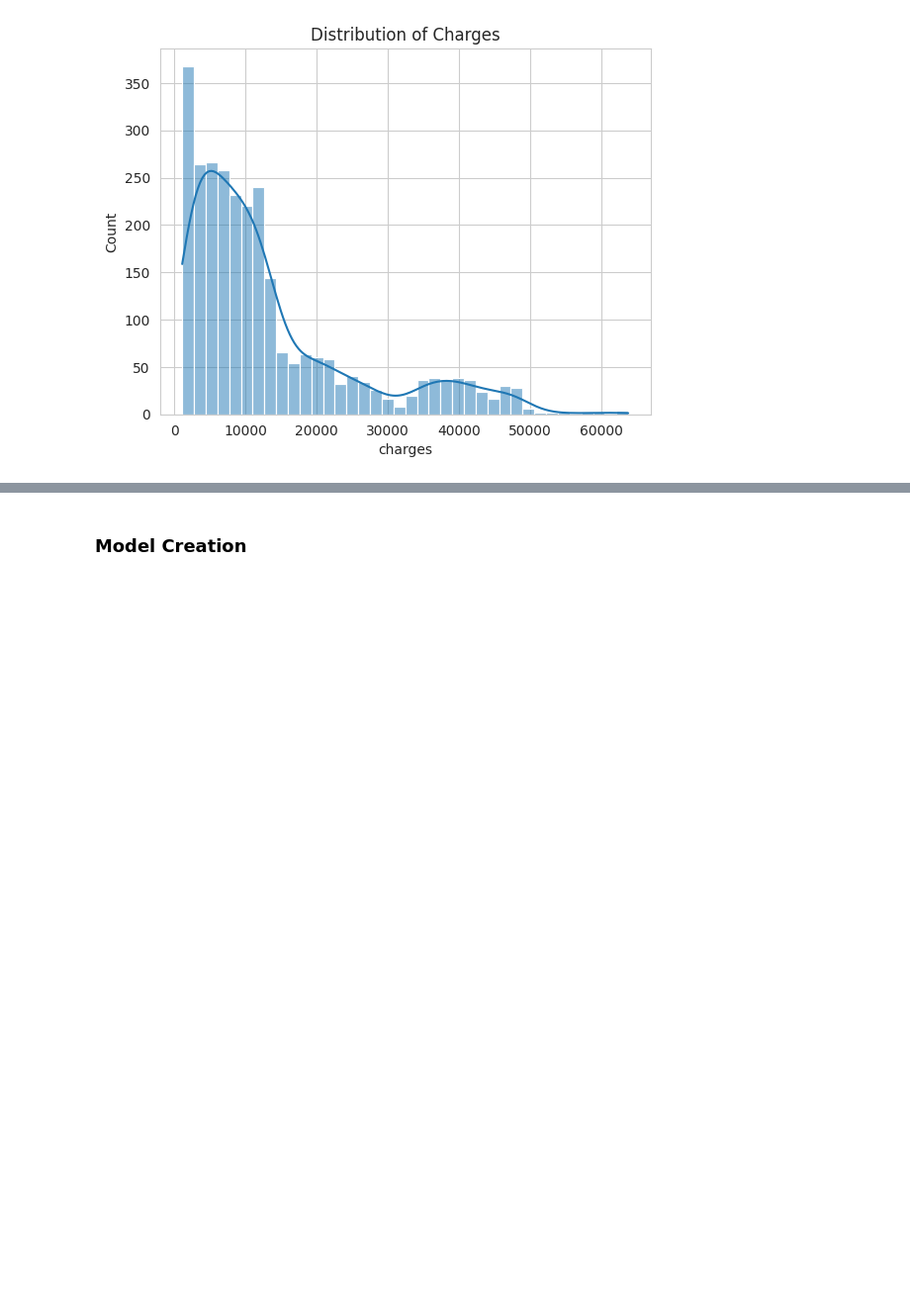
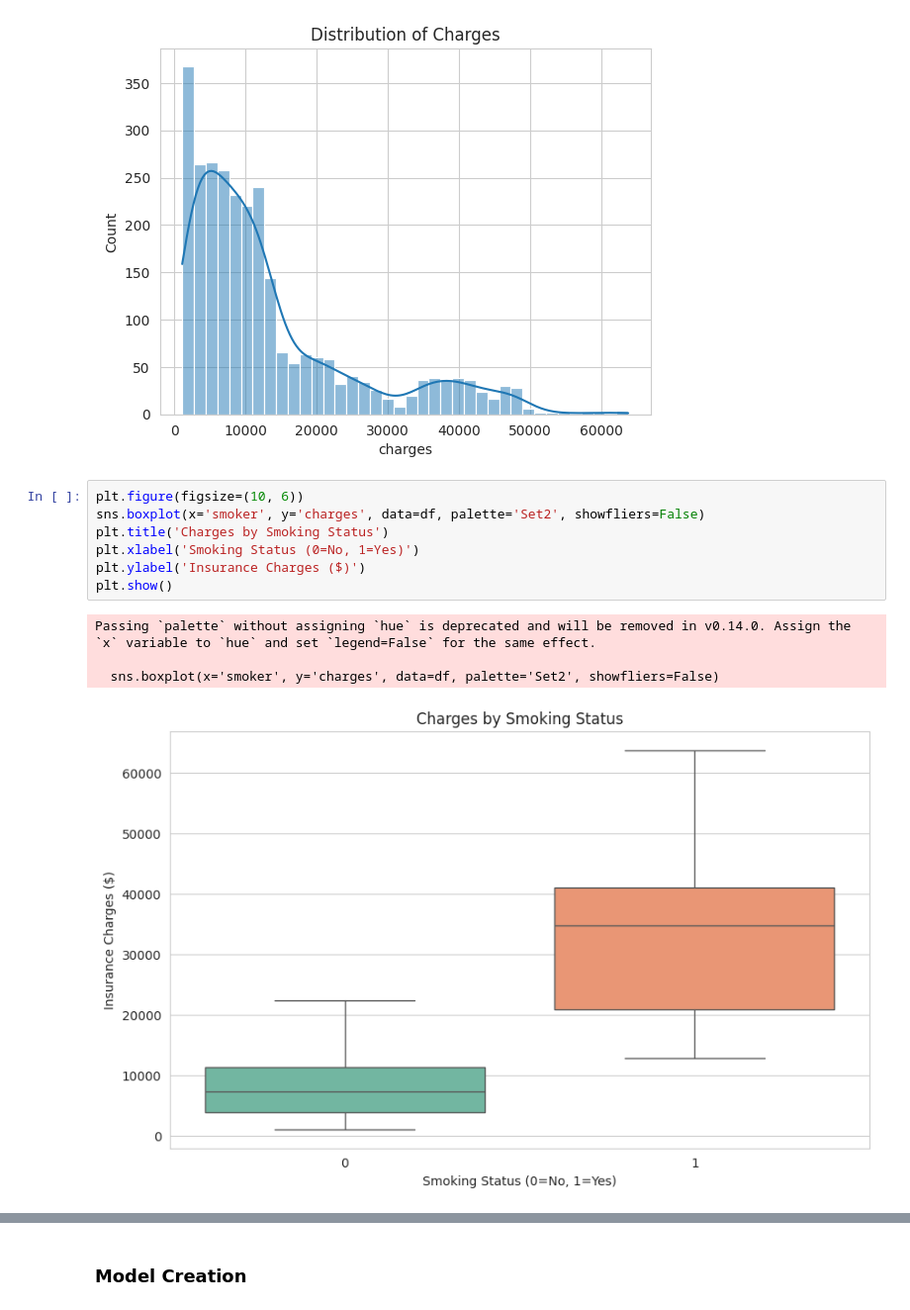
Before and after one commit to skaarfundgandr/Machine_Learning, a Jupyter notebook: Projects/Insurance_Prediction/Insurance_Prediction.ipynb, the cells around one changed output, grey strips where cells are left out. Shown at 99% size. Saved outputs shown, nothing was run; the diff lists cells and outputs as text; blank space fills up the shorter version.

Commit message:
Added Interpretation and graphs for selected features

```diff
--- a/Projects/Insurance_Prediction/Insurance_Prediction.ipynb
+++ b/Projects/Insurance_Prediction/Insurance_Prediction.ipynb
@@ -90,3 +90,15 @@ plt.title('Distribution of Charges')
 plt.show()
 # %% [output]
 [figure]
+# %%
+plt.figure(figsize=(10, 6))
+sns.boxplot(x='smoker', y='charges', data=df, palette='Set2', showfliers=False)
+plt.title('Charges by Smoking Status')
+plt.xlabel('Smoking Status (0=No, 1=Yes)')
+plt.ylabel('Insurance Charges ($)')
+plt.show()
+# %% [output]
+Passing `palette` without assigning `hue` is deprecated and will be removed in v0.14.0. Assign the `x` variable to `hue` and set `legend=False` for the same effect.
+
+  sns.boxplot(x='smoker', y='charges', data=df, palette='Set2', showfliers=False)
+[figure, added]
```
Also changed, not shown: parts of 5 cells of this notebook.
